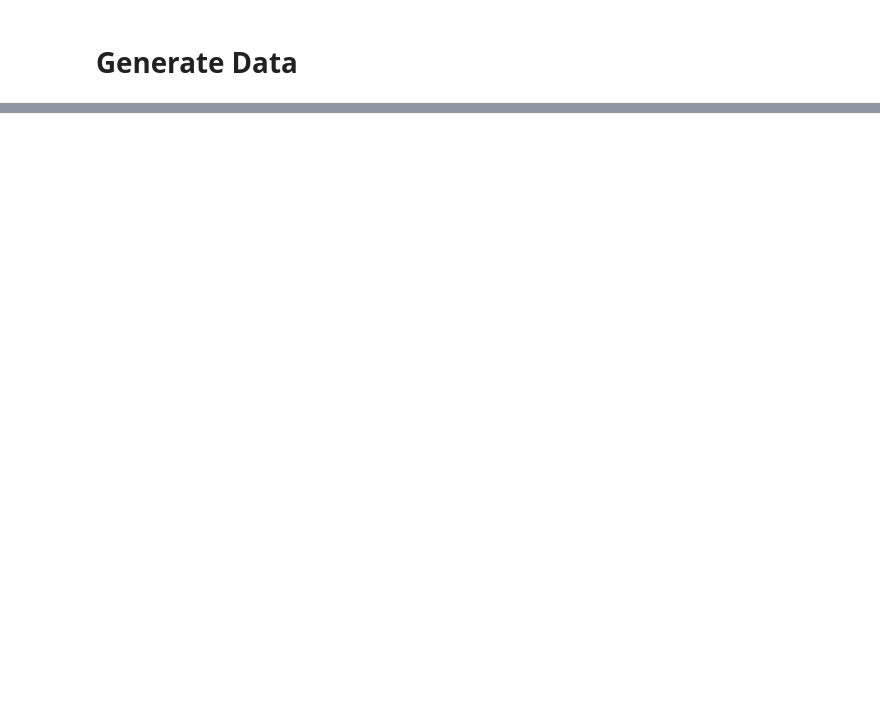
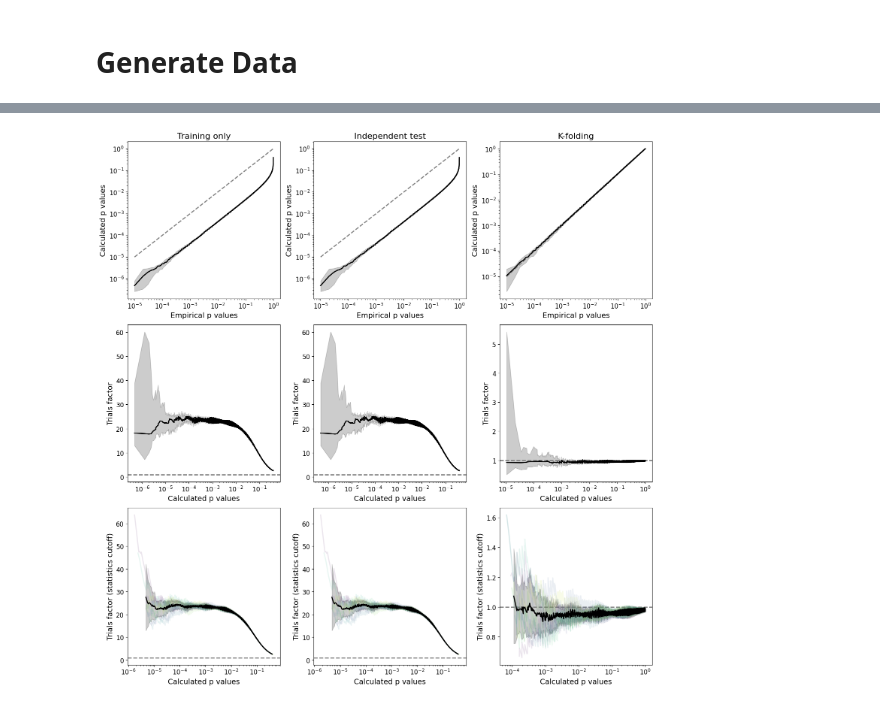
Before and after one commit to mariehein/look_everywhere_in_AD, a Jupyter notebook: cleaned_up/binned_signals.ipynb, the cells around one changed output, grey strips where cells are left out. Saved outputs shown, nothing was run; the diff lists cells and outputs as text; code cells hidden in the pictures; blank space fills up the shorter version.

```diff
--- a/cleaned_up/binned_signals.ipynb
+++ b/cleaned_up/binned_signals.ipynb
@@ -1,9 +1,13 @@
 # %%
 import numpy as np
 import matplotlib.pyplot as plt
-from scipy.stats import multivariate_normal
+from scipy.stats import multivariate_normal, norm
 import scipy.stats as stats
 import tqdm
+import matplotlib.cm as col
+colormap_normal = col.get_cmap("viridis")
+from scipy.ndimage import gaussian_filter1d
+from scipy.interpolate import interp1d
 # %%
 plt.rcParams['pgf.rcfonts'] = False
 plt.rcParams['font.serif'] = []
@@ -386,0 +303,50 @@ fig.savefig("plots/binned_kfolds.pdf")
+# %%
+fig, ax = plt.subplots(3,3, figsize=(15,15))
+counts = np.arange(1,N_tests+1)/N_tests
+bins_plot=np.linspace(0,1,51)
+
+
+def plot_pvalues(ax, pvalues, counts, title, color="black", mean=False):
+    pvalues = np.sort([np.sort(pvalues[i]) for i in range(10)])
+    ax[0].plot(counts, np.median(pvalues, axis=0), color=color)
+    ax[0].fill_between(counts, np.percentile(pvalues,16, axis=0),np.percentile(pvalues,84, axis=0), color=color, alpha=0.2)
+    ax[0].set_title(title)
+
+    ax[1].plot(np.median(pvalues, axis=0), gaussian_filter1d(np.median(counts/pvalues, axis=0), sigma=2), color=color)
+    ax[1].fill_between(np.median(pvalues, axis=0), np.percentile(counts/pvalues,16, axis=0),np.percentile(counts/pvalues,84, axis=0), color=color, alpha=0.2)
+
+    pvalues = pvalues[:,10:]
+    counts = counts[10:]
+    m = np.mean(counts/pvalues, axis=0)
+    s = np.std(counts/pvalues, axis=0)
+    for i in range(10):
+        ax[2].plot(pvalues[i], counts/pvalues[i], color=colormap_normal(i/10), alpha=0.1)
+    ax[2].plot(np.mean(pvalues, axis=0), m, color=color)
+    ax[2].fill_between(np.mean(pvalues, axis=0), m-s,m+s, color=color, alpha=0.2)
+
+for i in range(3):
+    ax[0,i].set_xlabel("Empirical p values")
+    ax[0,i].set_ylabel("Calculated p values")
+    ax[0,i].set_xscale("log")
+    ax[0,i].set_yscale("log")
+    ax[0,i].plot(counts, counts, color="grey", linestyle="dashed")
+
+    ax[1,i].set_xlabel("Calculated p values")
+    ax[1,i].set_ylabel("Trials factor")
+    ax[1,i].set_xscale("log")
+    ax[1,i].axhline(1, color="grey", linestyle="dashed")
+
+    ax[2,i].set_xlabel("Calculated p values")
+    ax[2,i].set_ylabel("Trials factor (statistics cutoff)")
+    ax[2,i].set_xscale("log")
+    ax[2,i].axhline(1, color="grey", linestyle="dashed")
+
+counts = np.arange(1,N_tests+1)/N_tests
+plot_pvalues(ax[:,0], p_train, counts, "Training only")
+plot_pvalues(ax[:,1], p_train, counts, "Independent test")
+plot_pvalues(ax[:,2], p_test_half, counts, "K-folding")
+
+fig.tight_layout()
+fig.savefig("plots/binned_pvalues.pdf")
+# %% [output]
+[figure, added]
```
Also changed, not shown: parts of 28 cells of this notebook, 43 other files.
